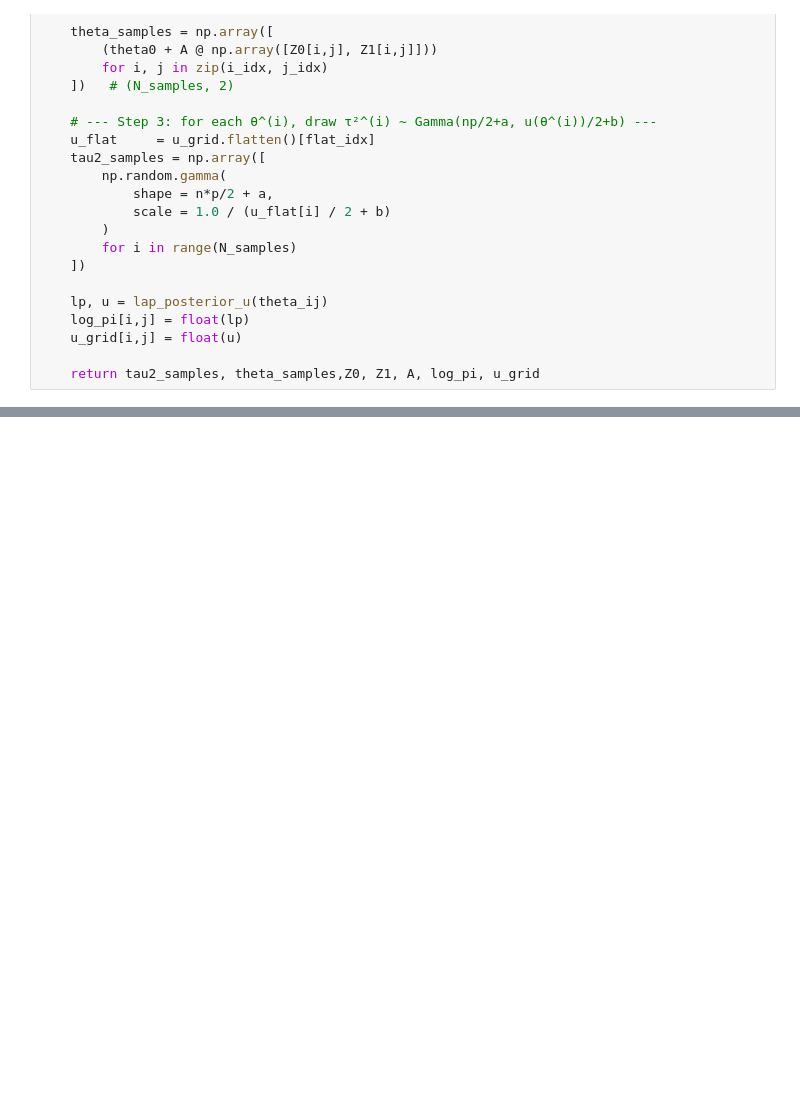
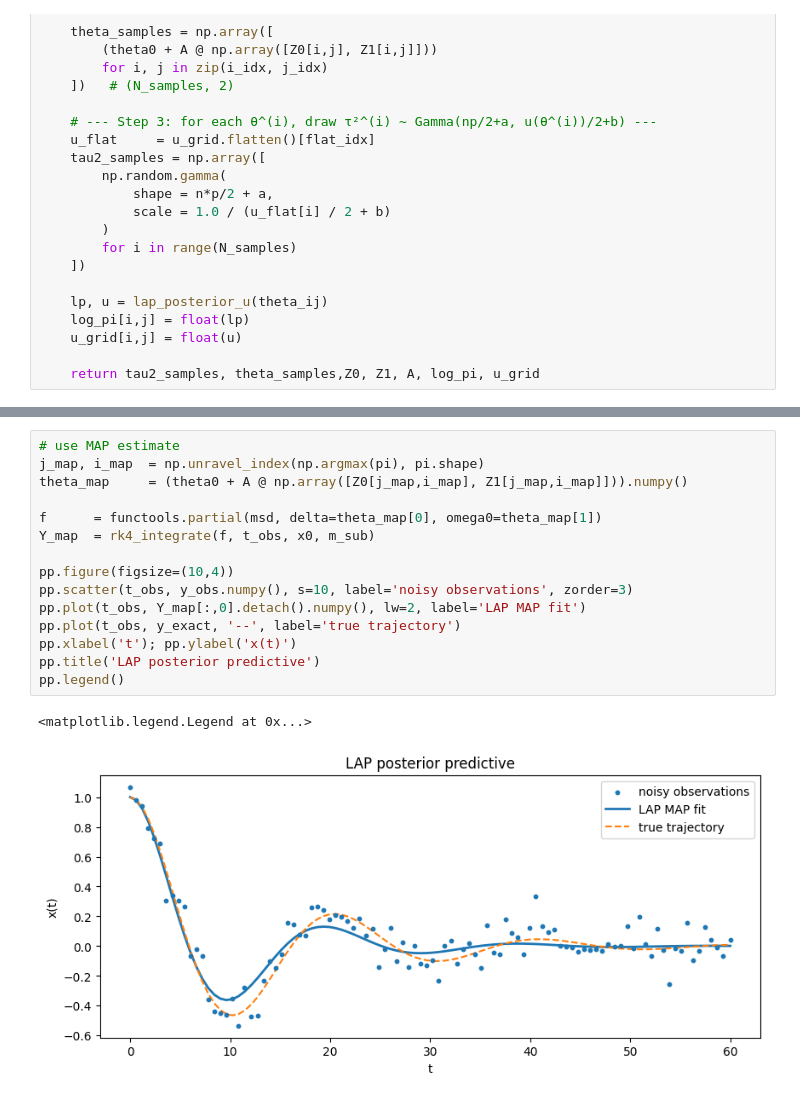
Before and after one commit to Eluyscuti/PINN-tutorial, a Jupyter notebook: laplace_transform/LAP.ipynb, the cells around one changed output, grey strips where cells are left out. Drawn from its saved outputs; the diff is of its cells as text; blank space fills up the shorter version.

```diff
--- a/laplace_transform/LAP.ipynb
+++ b/laplace_transform/LAP.ipynb
@@ -728,0 +939,18 @@ def LAP(theta0):
+# %%
+# use MAP estimate
+j_map, i_map  = np.unravel_index(np.argmax(pi), pi.shape)
+theta_map     = (theta0 + A @ np.array([Z0[j_map,i_map], Z1[j_map,i_map]])).numpy()
+
+f      = functools.partial(msd, delta=theta_map[0], omega0=theta_map[1])
+Y_map  = rk4_integrate(f, t_obs, x0, m_sub)
+
+pp.figure(figsize=(10,4))
+pp.scatter(t_obs, y_obs.numpy(), s=10, label='noisy observations', zorder=3)
+pp.plot(t_obs, Y_map[:,0].detach().numpy(), lw=2, label='LAP MAP fit')
+pp.plot(t_obs, y_exact, '--', label='true trajectory')
+pp.xlabel('t'); pp.ylabel('x(t)')
+pp.title('LAP posterior predictive')
+pp.legend()
+# %% [output]
+<matplotlib.legend.Legend at 0x...>
+[figure, added]
```
Also changed, not shown: parts of 17 cells of this notebook, 1 other file.
